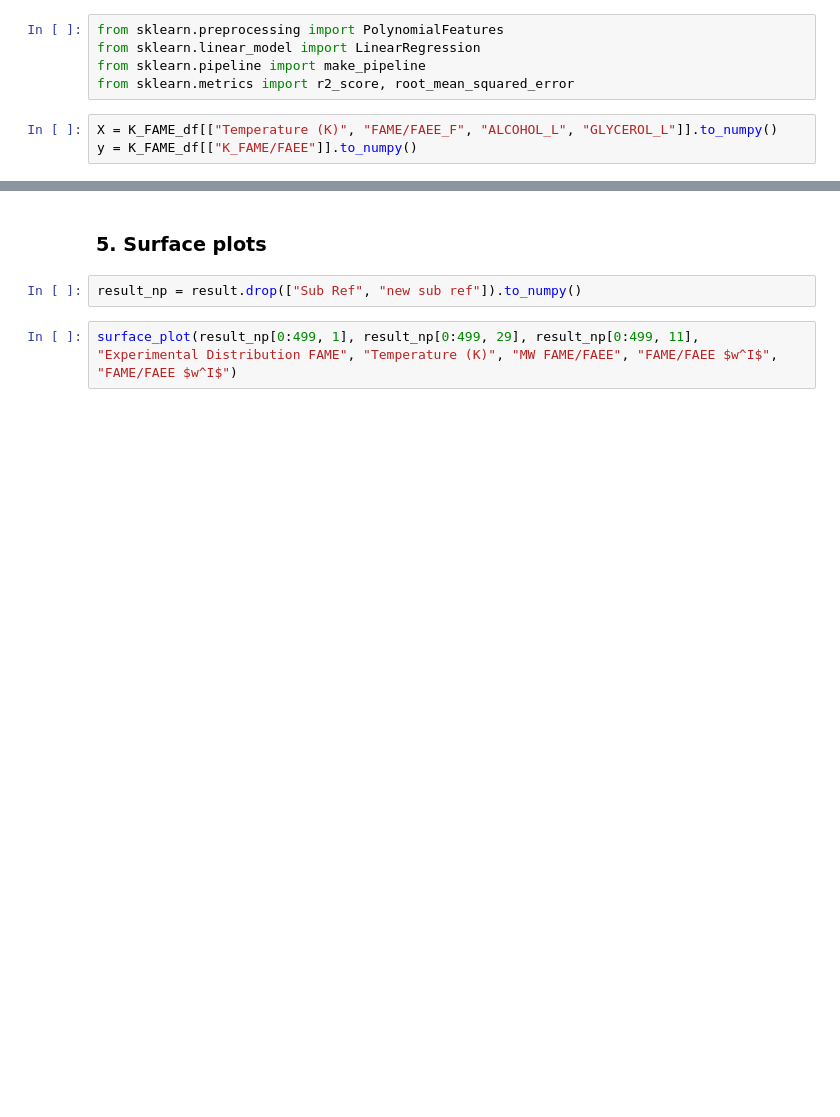
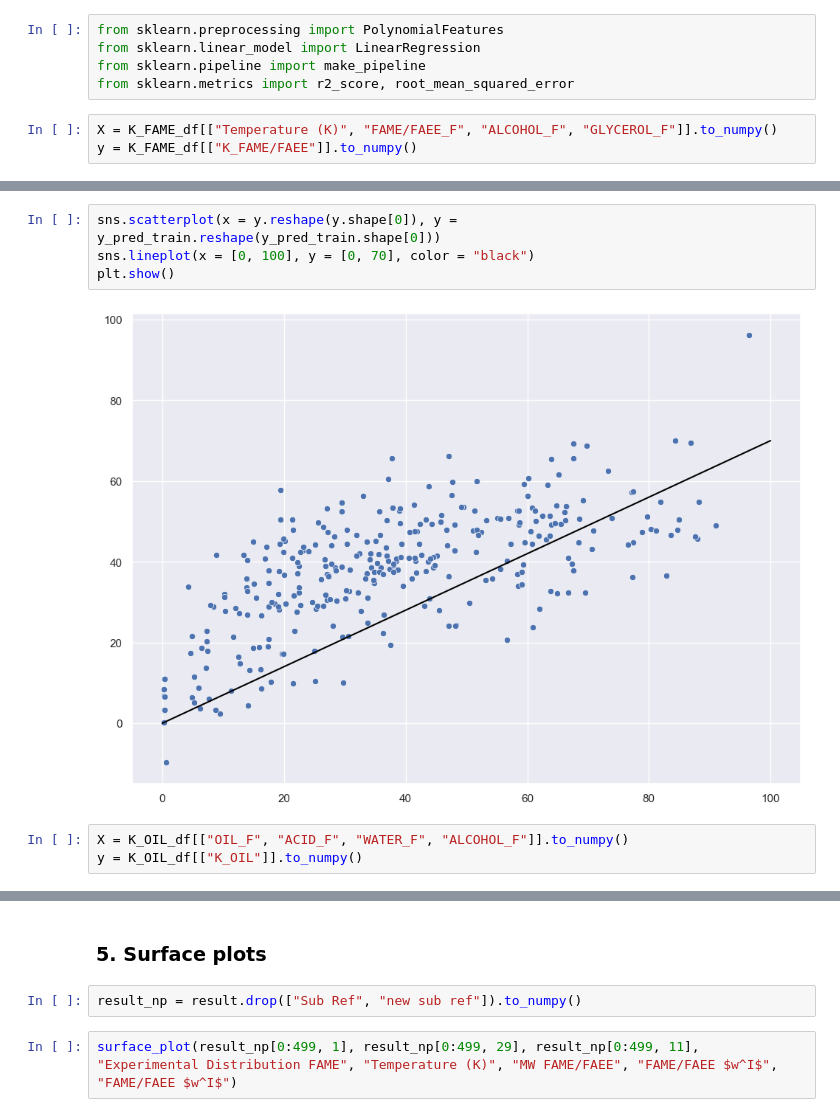
Before and after one commit to Juandhb99/ThermOleo, a Jupyter notebook: ExperimentalData/experimental_data_analysis.ipynb, the cells around one changed output, grey strips where cells are left out. Saved outputs shown, nothing was run; the diff lists cells and outputs as text; blank space fills up the shorter version.

```diff
--- a/ExperimentalData/experimental_data_analysis.ipynb
+++ b/ExperimentalData/experimental_data_analysis.ipynb
@@ -712,6 +742,6 @@ from sklearn.linear_model import LinearRegression
 from sklearn.pipeline import make_pipeline
 from sklearn.metrics import r2_score, root_mean_squared_error
 # %%
-X = K_FAME_df[["Temperature (K)", "FAME/FAEE_F", "ALCOHOL_L", "GLYCEROL_L"]].to_numpy()
+X = K_FAME_df[["Temperature (K)", "FAME/FAEE_F", "ALCOHOL_F", "GLYCEROL_F"]].to_numpy()
 y = K_FAME_df[["K_FAME/FAEE"]].to_numpy()
 # %%
@@ -736,0 +767,9 @@ np.mean(np.abs((y - y_pred_train)/y * 100))
+# %%
+sns.scatterplot(x = y.reshape(y.shape[0]), y = y_pred_train.reshape(y_pred_train.shape[0]))
+sns.lineplot(x = [0, 100], y = [0, 70], color = "black")
+plt.show()
+# %% [output]
+[figure, added]
+# %%
+X = K_OIL_df[["OIL_F", "ACID_F", "WATER_F", "ALCOHOL_F"]].to_numpy()
+y = K_OIL_df[["K_OIL"]].to_numpy()
```
Also changed, not shown: parts of 9 cells of this notebook.
